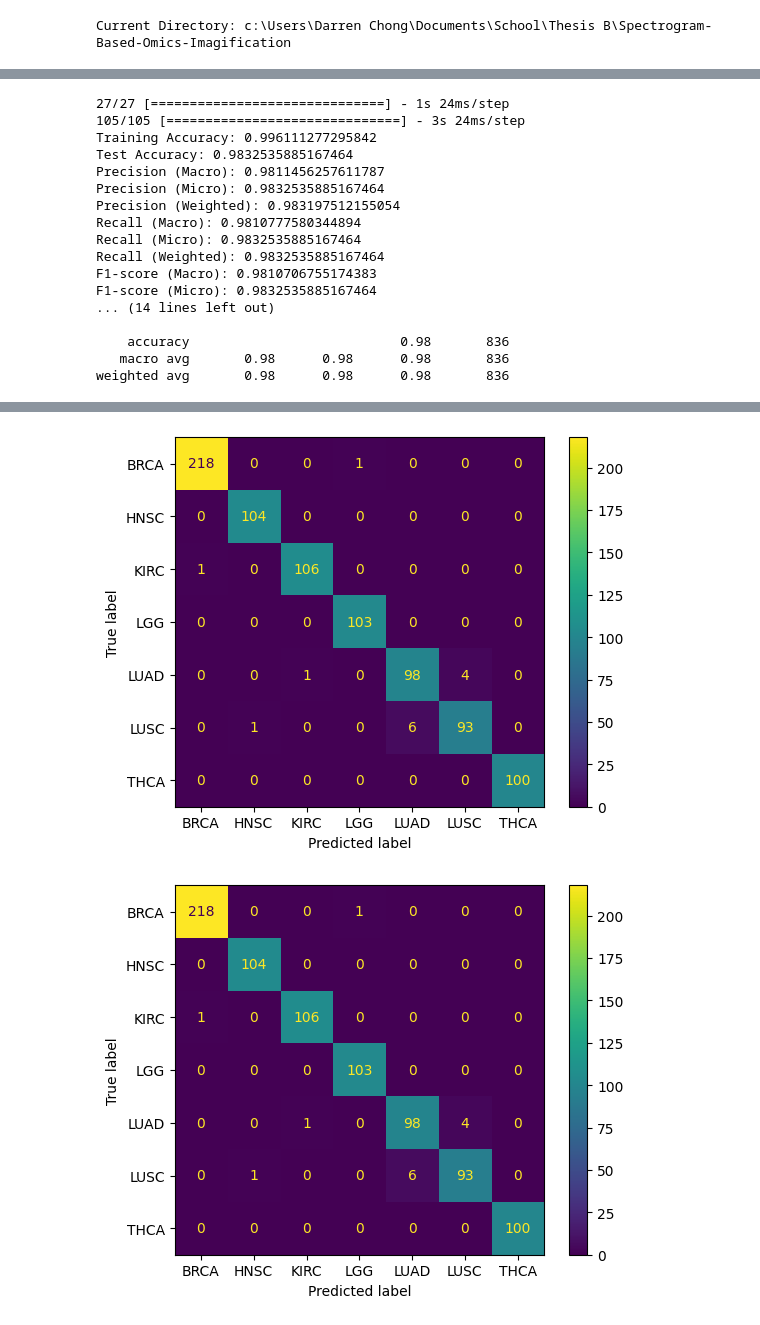
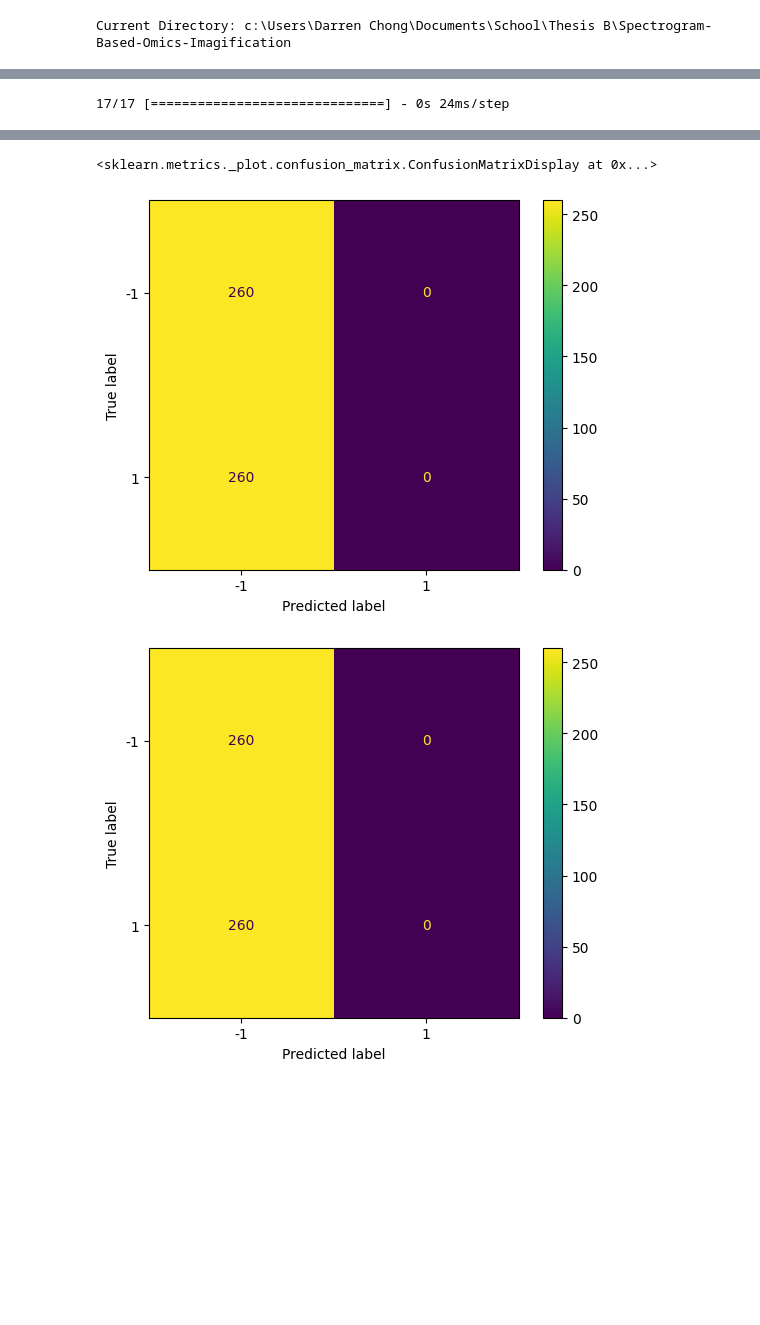
Before and after one commit to DarrenChong-wm/Spectrogram-Based-Omics-Imagification, a Jupyter notebook: Maledon/Fotomics.ipynb, the cells around one changed output, grey strips where cells are left out. Cells and saved outputs as stored; diff of their text form; code cells hidden in the pictures; blank space fills up the shorter version.

```diff
--- a/Maledon/Fotomics.ipynb
+++ b/Maledon/Fotomics.ipynb
@@ -301,14 +301,14 @@ expr_file2 = r"./data/MALEDON/madelon_valid.data"
 expr1 = pd.read_csv(expr_file1, sep=" ", header=None)
 expr2 = pd.read_csv(expr_file2, sep=" ", header=None)
 X = pd.concat([expr1, expr2], ignore_index=True).values
-
+X = X[:, :-1]
 
 expr_file3 = r"./data/MALEDON/madelon_train.labels"
 expr_file4 = r"./data/MALEDON/madelon_valid.labels"
 expr3 = pd.read_csv(expr_file3, header=None)
 expr4 = pd.read_csv(expr_file4, header=None)
 y = pd.concat([expr3, expr4], ignore_index=True).values
-
+y = y.flatten()
 
 X_train, X_test, y_train, y_test = train_test_split(
     X, y, test_size=0.2, stratify=y)
@@ -498,8 +496,8 @@ f1_micro = f1_score(y_new_test, y_pred, average='micro')
 f1_weighted = f1_score(y_new_test, y_pred, average='weighted')
 
 # For ROC AUC, we need to use the predicted probabilities
-roc_auc_macro = roc_auc_score(y_new_test,y_pred_probs_normalized, average='macro', multi_class='ovo')
-roc_auc_weighted = roc_auc_score(y_new_test, y_pred_probs_normalized, average='weighted', multi_class='ovo')
+roc_auc_macro = roc_auc_score(y_new_test,y_pred_probs_normalized[:, 1], average='macro', multi_class='ovo')
+roc_auc_weighted = roc_auc_score(y_new_test, y_pred_probs_normalized[:, 1], average='weighted', multi_class='ovo')
 
 # Classification report (includes precision, recall, F1-score, support)
 report = classification_report(y_new_test, y_pred)
@@ -530,20 +528,4 @@ print(report)
 disp = ConfusionMatrixDisplay.from_predictions(y_new_test, y_pred, display_labels=label)
 disp.plot()
 # %% [output]
-27/27 [==============================] - 1s 24ms/step
-105/105 [==============================] - 3s 24ms/step
-Training Accuracy: 0.996111277295842
-Test Accuracy: 0.9832535885167464
-Precision (Macro): 0.9811456257611787
-Precision (Micro): 0.9832535885167464
-Precision (Weighted): 0.983197512155054
-Recall (Macro): 0.9810777580344894
-Recall (Micro): 0.9832535885167464
-Recall (Weighted): 0.9832535885167464
-F1-score (Macro): 0.9810706755174383
-F1-score (Micro): 0.9832535885167464
-... (14 lines left out)
-
-    accuracy                           0.98       836
-   macro avg       0.98      0.98      0.98       836
-weighted avg       0.98      0.98      0.98       836
+17/17 [==============================] - 0s 24ms/step
@@ -551,2 +549,3 @@ weighted avg       0.98      0.98      0.98       836
+<sklearn.metrics._plot.confusion_matrix.ConfusionMatrixDisplay at 0x...>
-[figure, old version]
+[figure, new version]
-[figure, old version]
+[figure, new version]
```
Also changed, not shown: parts of 11 cells of this notebook, 44 other files.
